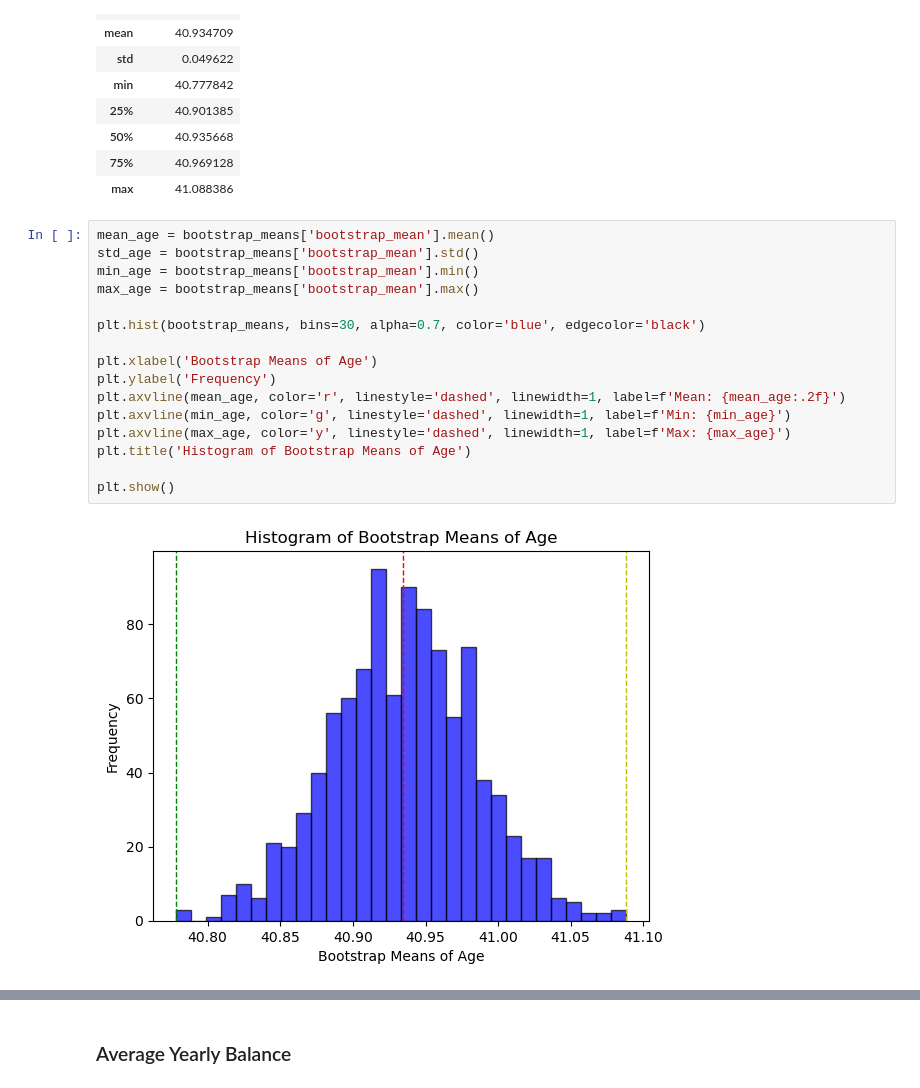
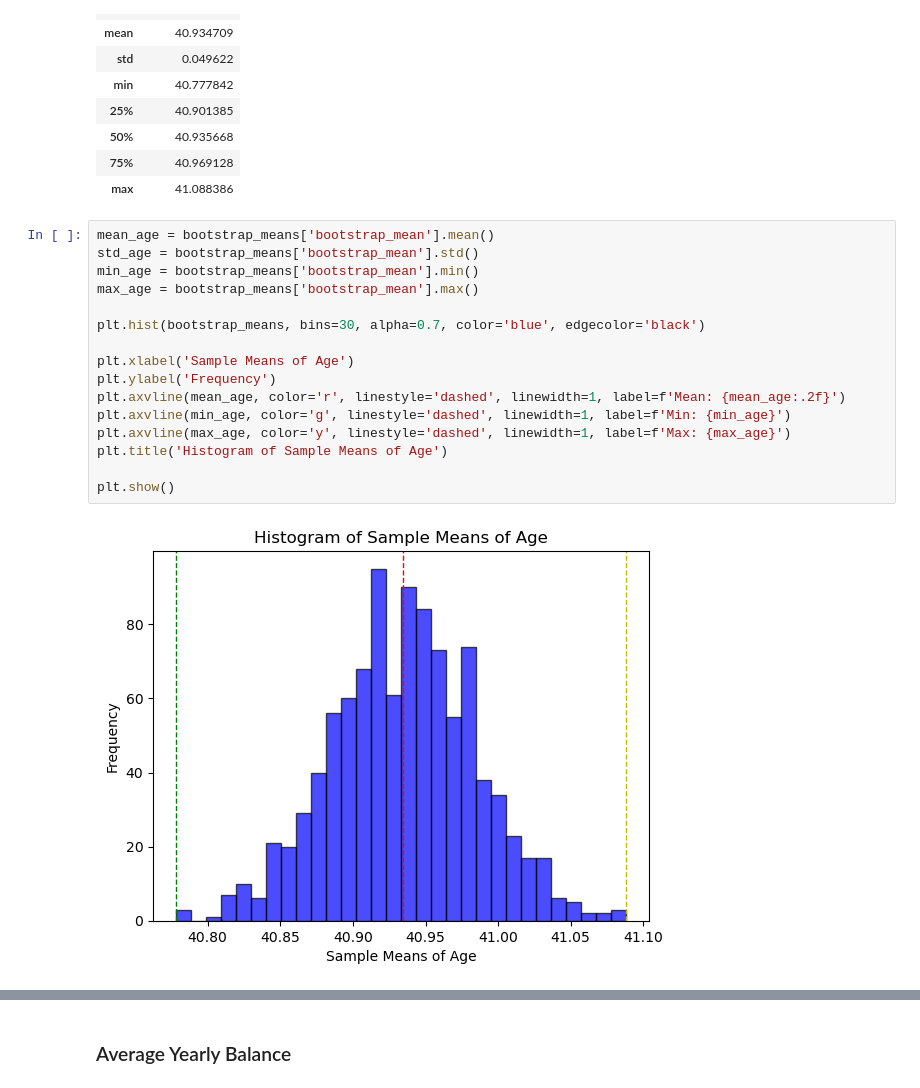
Before and after one commit to briggyx/bank_marketing_analysis, a Jupyter notebook: src/histograms_bootstrap_confidence_intervals.ipynb, the cells around one changed output, grey strips where cells are left out. Drawn from its saved outputs; the diff is of its cells as text.

```diff
--- a/src/histograms_bootstrap_confidence_intervals.ipynb
+++ b/src/histograms_bootstrap_confidence_intervals.ipynb
@@ -278,18 +278,18 @@ bootstrap_means.describe()
 # %%
 mean_age = bootstrap_means['bootstrap_mean'].mean()
 std_age = bootstrap_means['bootstrap_mean'].std()
 min_age = bootstrap_means['bootstrap_mean'].min()
 max_age = bootstrap_means['bootstrap_mean'].max()
 
 plt.hist(bootstrap_means, bins=30, alpha=0.7, color='blue', edgecolor='black')
 
-plt.xlabel('Bootstrap Means of Age')
+plt.xlabel('Sample Means of Age')
 plt.ylabel('Frequency')
 plt.axvline(mean_age, color='r', linestyle='dashed', linewidth=1, label=f'Mean: {mean_age:.2f}')
 plt.axvline(min_age, color='g', linestyle='dashed', linewidth=1, label=f'Min: {min_age}')
 plt.axvline(max_age, color='y', linestyle='dashed', linewidth=1, label=f'Max: {max_age}')
-plt.title('Histogram of Bootstrap Means of Age')
+plt.title('Histogram of Sample Means of Age')
 
 plt.show()
 # %% [output]
-[figure, old version]
+[figure, new version]
```
Also changed, not shown: parts of 4 cells of this notebook, 9 other files.
